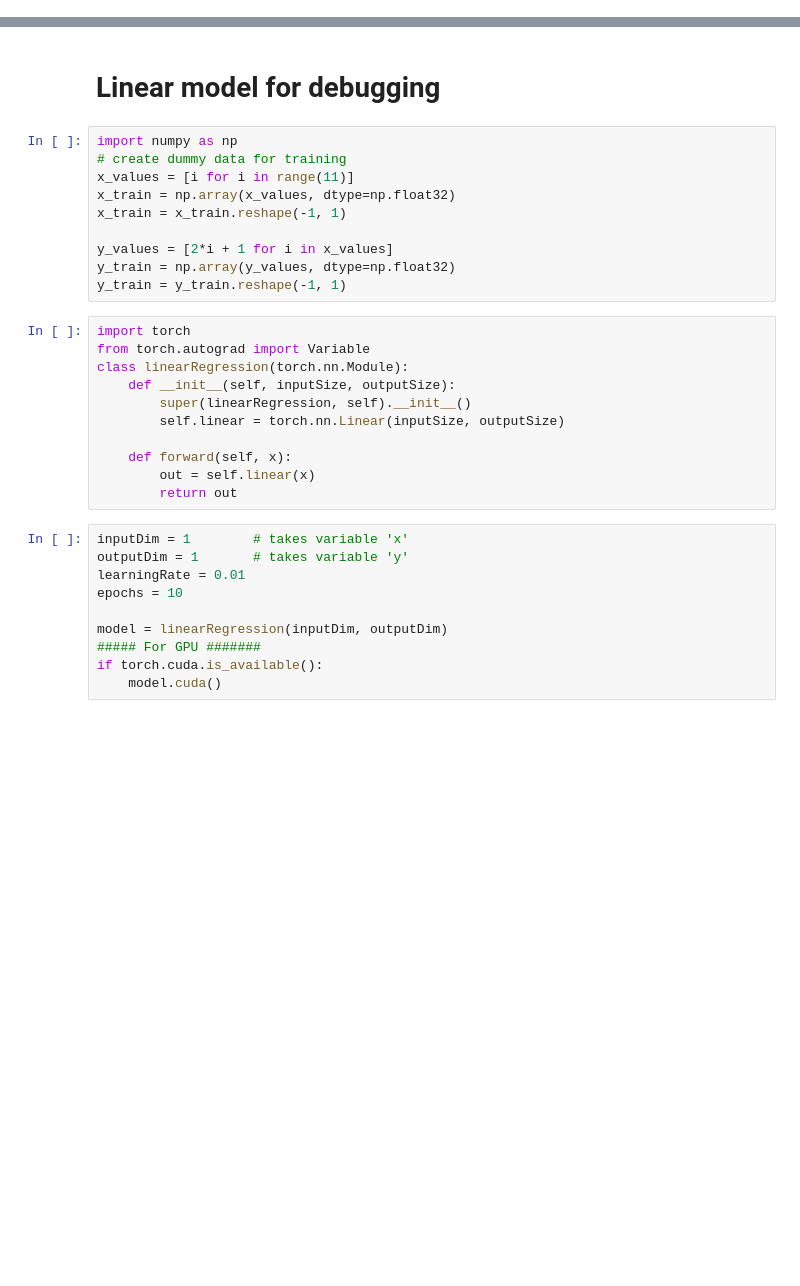
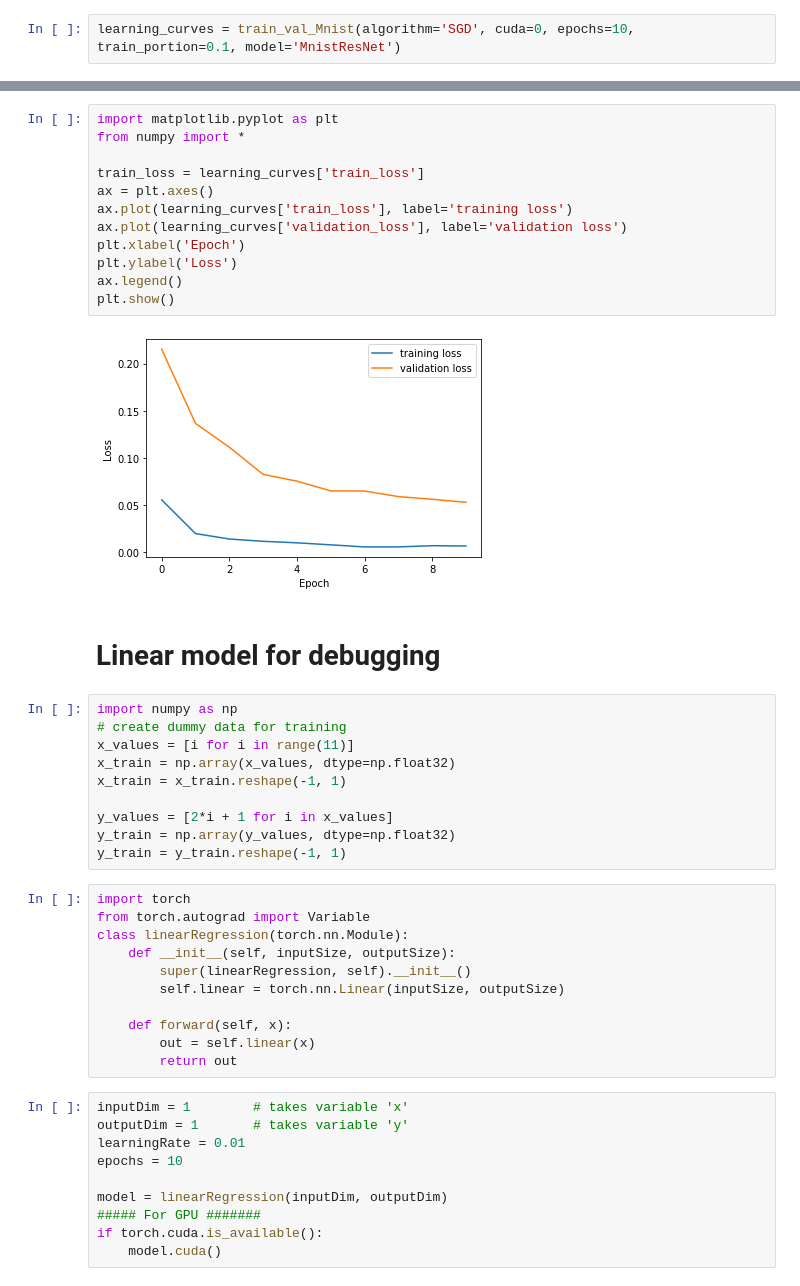
Before and after one commit to ruoshiliu/Natasha2, a Jupyter notebook: MNIST.ipynb, the cells around one changed output, grey strips where cells are left out. Drawn from its saved outputs; the diff is of its cells as text; blank space fills up the shorter version.

```diff
--- a/MNIST.ipynb
+++ b/MNIST.ipynb
@@ -14,0 +68,2 @@ from utils import *
+# %%
+learning_curves = train_val_Mnist(algorithm='SGD', cuda=0, epochs=10, train_portion=0.1, model='MnistResNet')
@@ -15,3 +88,17 @@ from utils import *
+# %%
+import matplotlib.pyplot as plt
+from numpy import *
+
+train_loss = learning_curves['train_loss']
+ax = plt.axes()
+ax.plot(learning_curves['train_loss'], label='training loss')
+ax.plot(learning_curves['validation_loss'], label='validation loss')
+plt.xlabel('Epoch')
+plt.ylabel('Loss')
+ax.legend()
+plt.show()
+# %% [output]
+[figure, added]
 # %% [markdown]
 # Linear model for debugging
 # %%
```
Also changed, not shown: parts of 20 cells of this notebook.
